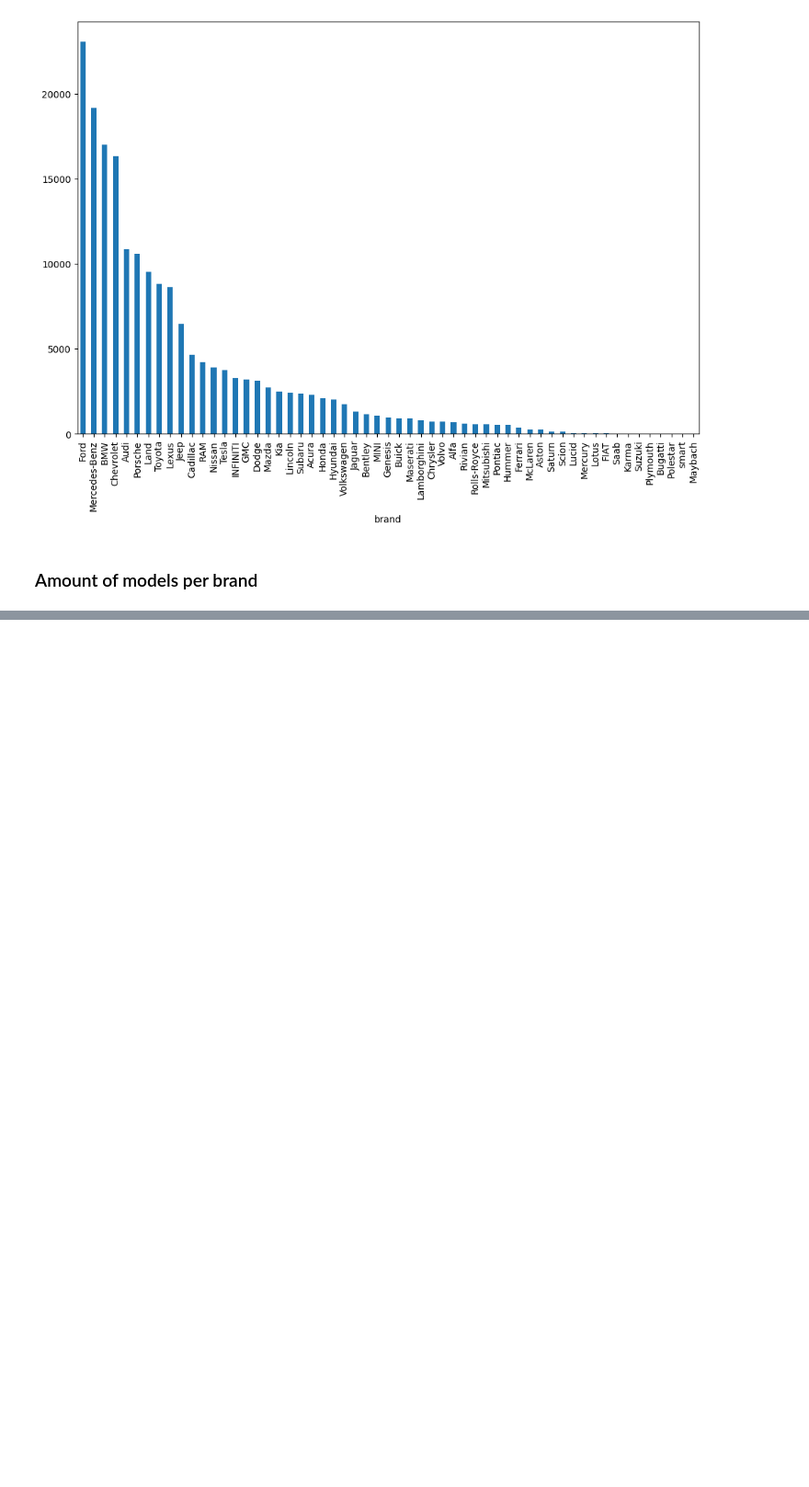
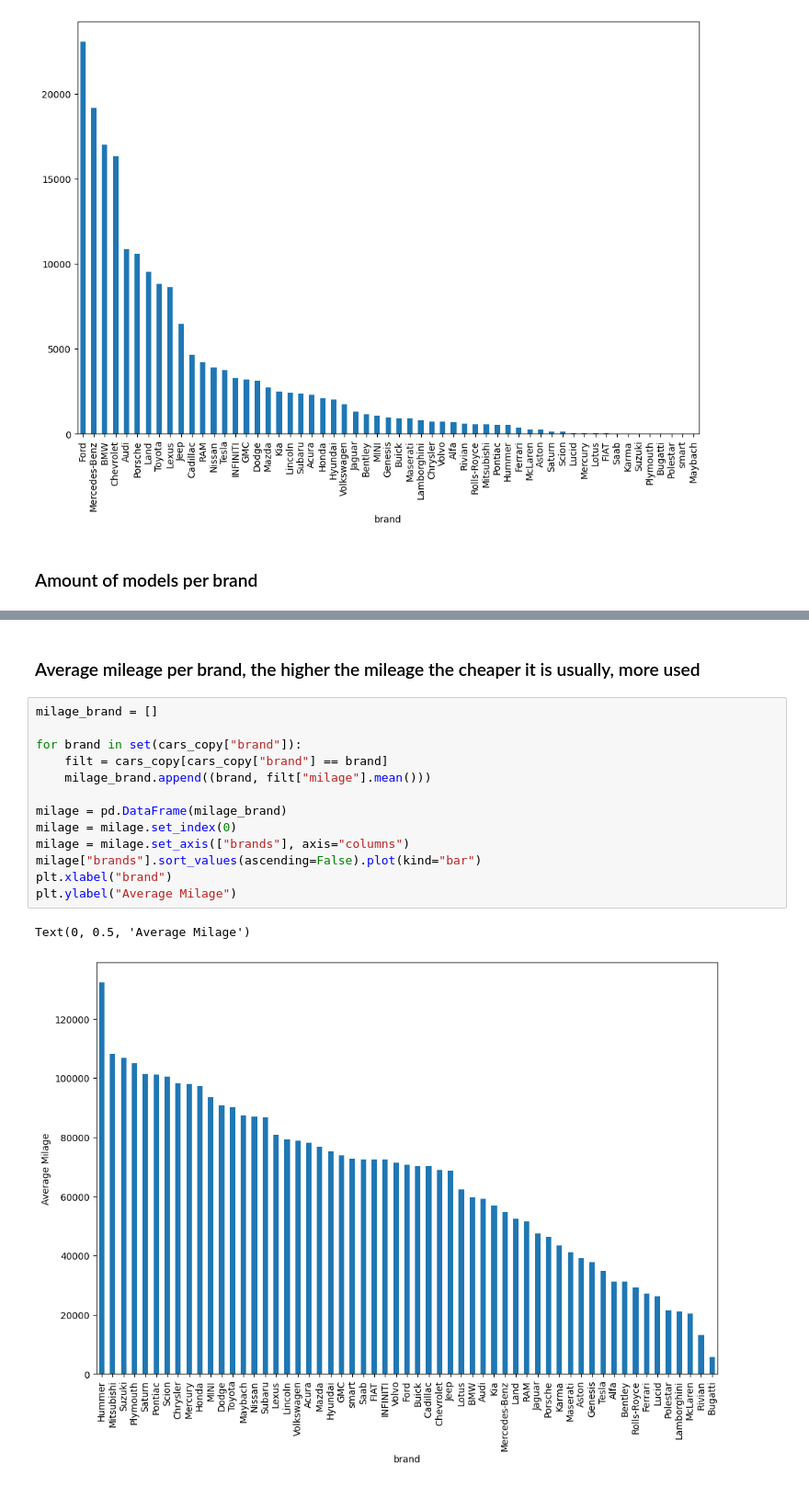
Before and after one commit to muhammadsantosa/regression_of_used_car_prices, a Jupyter notebook: regression_used_cars_prices.ipynb, the cells around one changed output, grey strips where cells are left out. Shown: that part at 92% size. Saved outputs shown, nothing was run; the diff lists cells and outputs as text; blank space fills up the shorter version.

```diff
--- a/regression_used_cars_prices.ipynb
+++ b/regression_used_cars_prices.ipynb
@@ -103,0 +90,18 @@ models["unique models"].sort_values(ascending=False).plot(kind="bar")
+# %% [markdown]
+### Average mileage per brand, the higher the mileage the cheaper it is usually, more used
+# %%
+milage_brand = []
+
+for brand in set(cars_copy["brand"]):
+    filt = cars_copy[cars_copy["brand"] == brand]
+    milage_brand.append((brand, filt["milage"].mean()))
+
+milage = pd.DataFrame(milage_brand)
+milage = milage.set_index(0)
+milage = milage.set_axis(["brands"], axis="columns")
+milage["brands"].sort_values(ascending=False).plot(kind="bar")
+plt.xlabel("brand")
+plt.ylabel("Average Milage")
+# %% [output]
+Text(0, 0.5, 'Average Milage')
+[figure, added]
```
Also changed, not shown: parts of 17 cells of this notebook.
